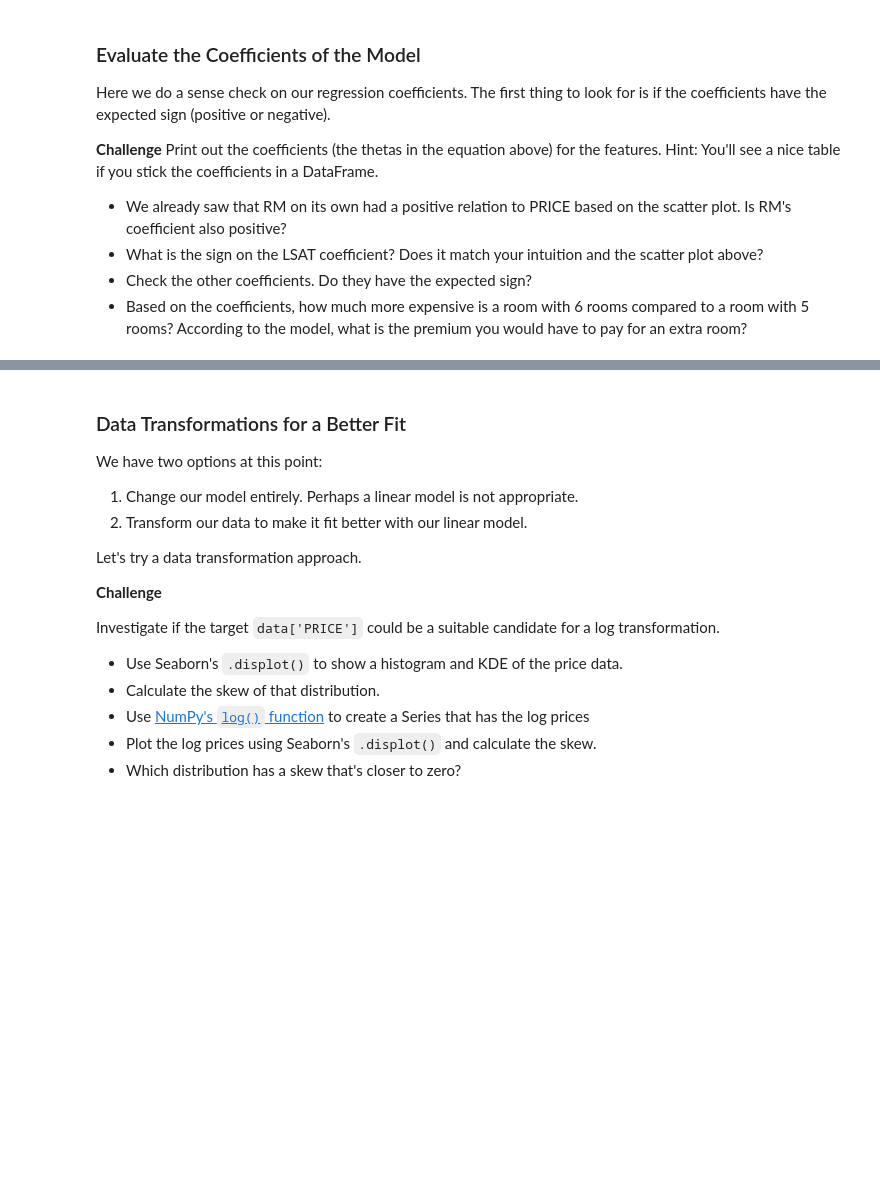
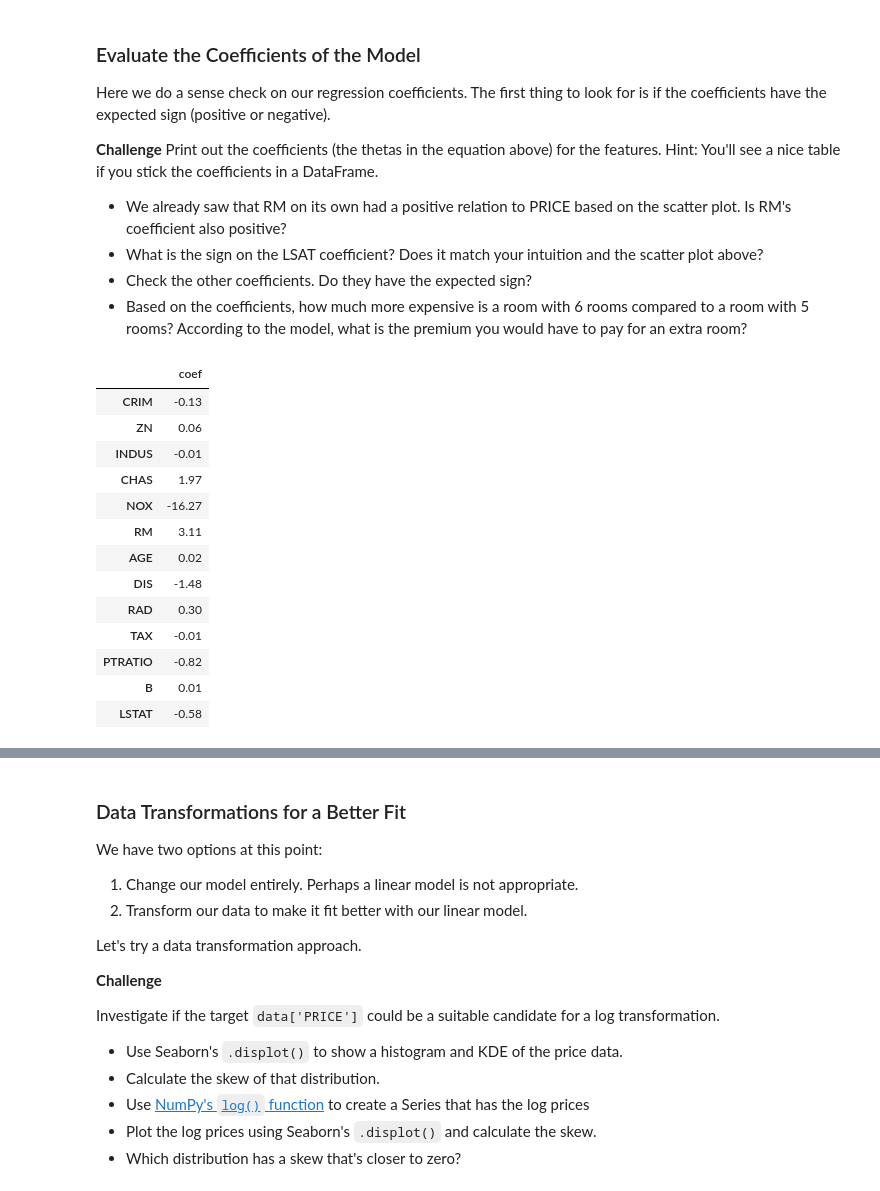
Before and after one commit to fkajose/100-Days-of-Code, a Jupyter notebook: 081-multivariable-regression/Multivariable_Regression_and_Valuation_Model_(start).ipynb, the cells around one changed output, grey strips where cells are left out. Saved outputs shown, nothing was run; the diff lists cells and outputs as text; code cells hidden in the pictures; blank space fills up the shorter version.

```diff
--- a/081-multivariable-regression/Multivariable_Regression_and_Valuation_Model_(start).ipynb
+++ b/081-multivariable-regression/Multivariable_Regression_and_Valuation_Model_(start).ipynb
@@ -339,3 +340,12 @@ We *can't* use all 506 entries in our dataset to train our model. The reason is
 
 
 Hint: Remember, your **target** is your home PRICE, and your **features** are all the other columns you'll use to predict the price.
+# %%
+from sklearn.model_selection import train_test_split
+
+X = data.drop("PRICE", axis=1)
+y = data.PRICE
+
+X_train, X_test, y_train, y_test = train_test_split(
+    X, y, test_size=0.20, random_state=10
+)
@@ -351,3 +384,5 @@ $$ PR \hat ICE = \theta _0 + \theta _1 RM + \theta _2 NOX + \theta _3 DIS + \the
 **Challenge**
 
 Use sklearn to run the regression on the training dataset. How high is the r-squared for the regression on the training data?
+# %%
+linreg = LinearRegression().fit(X_train, y_train)
@@ -362,6 +401,25 @@ Here we do a sense check on our regression coefficients. The first thing to look
 * What is the sign on the LSAT coefficient? Does it match your intuition and the scatter plot above?
 * Check the other coefficients. Do they have the expected sign?
 * Based on the coefficients, how much more expensive is a room with 6 rooms compared to a room with 5 rooms? According to the model, what is the premium you would have to pay for an extra room?
+# %%
+coef = pd.DataFrame({"coef": linreg.coef_}, index=X_train.columns)
+# %%
+coef
+# %% [output]
+|  | coef |
+| CRIM | -0.13 |
+| ZN | 0.06 |
+| INDUS | -0.01 |
+| CHAS | 1.97 |
+| NOX | -16.27 |
+| RM | 3.11 |
+| AGE | 0.02 |
+| DIS | -1.48 |
+| RAD | 0.30 |
+| TAX | -0.01 |
+| PTRATIO | -0.82 |
+| B | 0.01 |
+| LSTAT | -0.58 |
 # %% [markdown]
 ### Analyse the Estimated Values & Regression Residuals
 
```
Also changed, not shown: parts of 4 cells of this notebook.
